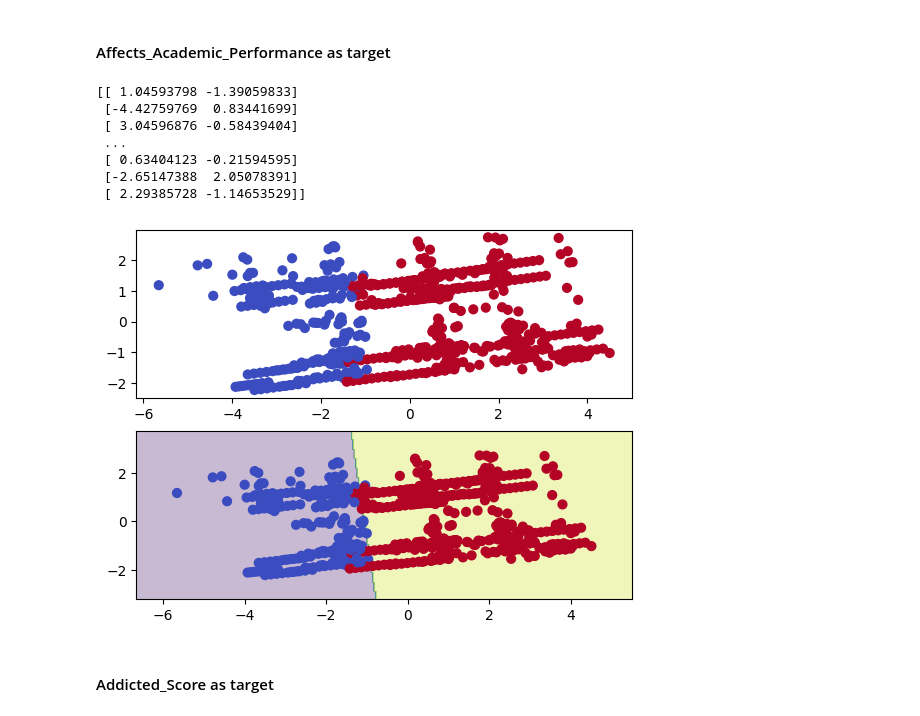
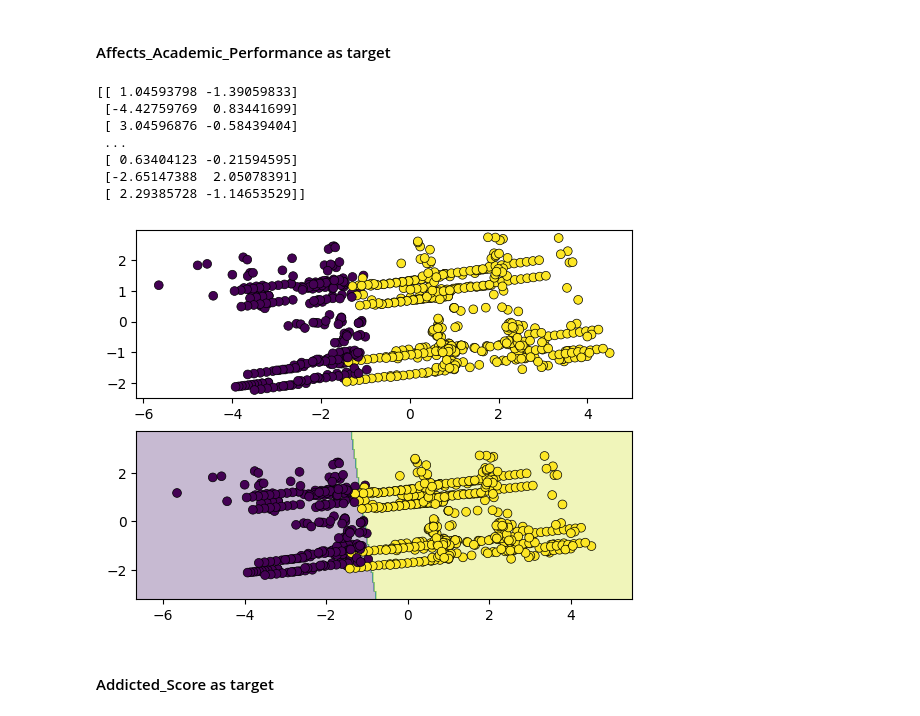
Before and after one commit to Andradev101/pause-student-social-media-addiction-eda, a Jupyter notebook: notebooks/support-vector-machines.ipynb, the cells around one changed output. Drawn from its saved outputs; the diff is of its cells as text; code cells hidden in the pictures.

Commit message:
updating few graph styles and outputs

```diff
--- a/notebooks/support-vector-machines.ipynb
+++ b/notebooks/support-vector-machines.ipynb
@@ -902,36 +902,38 @@ Z = model.predict(grid_points)
 
 # Reshape for plotting
 Z = Z.reshape(xx.shape)
 
 # Plot decision regions
 plt.contourf(xx, yy, Z, alpha=0.3)
 
 # Plotting graphs
 scatter = sub[0].scatter(
     X_pca_2d[:, 0],
     X_pca_2d[:, 1],
+    edgecolors='black',
+    linewidths=0.5,
     c=y,
-    cmap='coolwarm',
     s=40,
 )
 scatter1 = sub[1].scatter(
     X_pca_2d[:, 0],
     X_pca_2d[:, 1],
+    edgecolors='black',
+    linewidths=0.5,
     c=y,
-    cmap='coolwarm',
     s=40,
 )
 
 plt.show()
 # %% [output]
 [[ 1.04593798 -1.39059833]
  [-4.42759769  0.83441699]
  [ 3.04596876 -0.58439404]
  ...
  [ 0.63404123 -0.21594595]
  [-2.65147388  2.05078391]
  [ 2.29385728 -1.14653529]]
-[figure, old version]
+[figure, new version]
 # %% [markdown]
 #### Addicted_Score as target
 # %%
```
Also changed, not shown: parts of 3 cells of this notebook.
